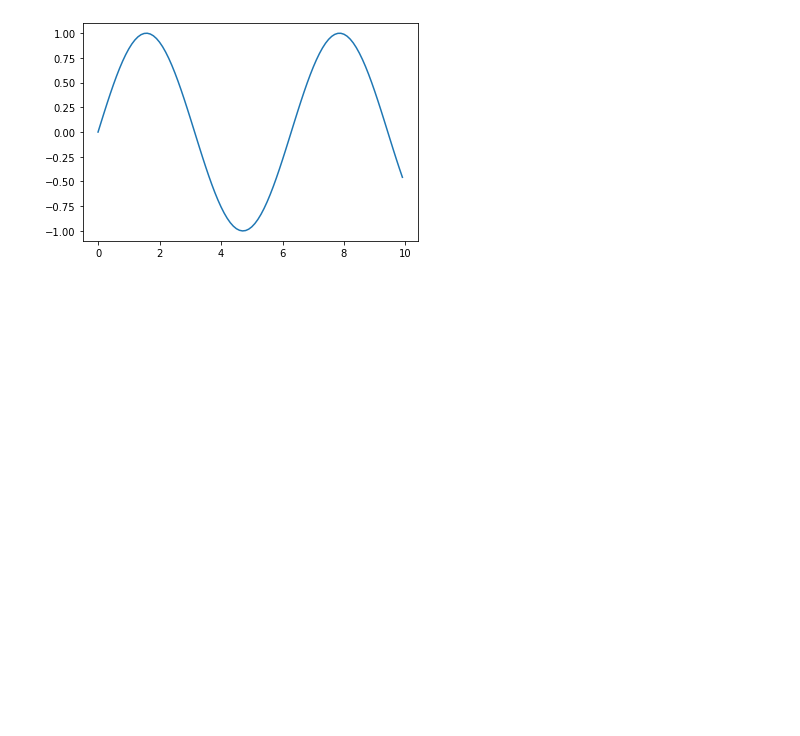
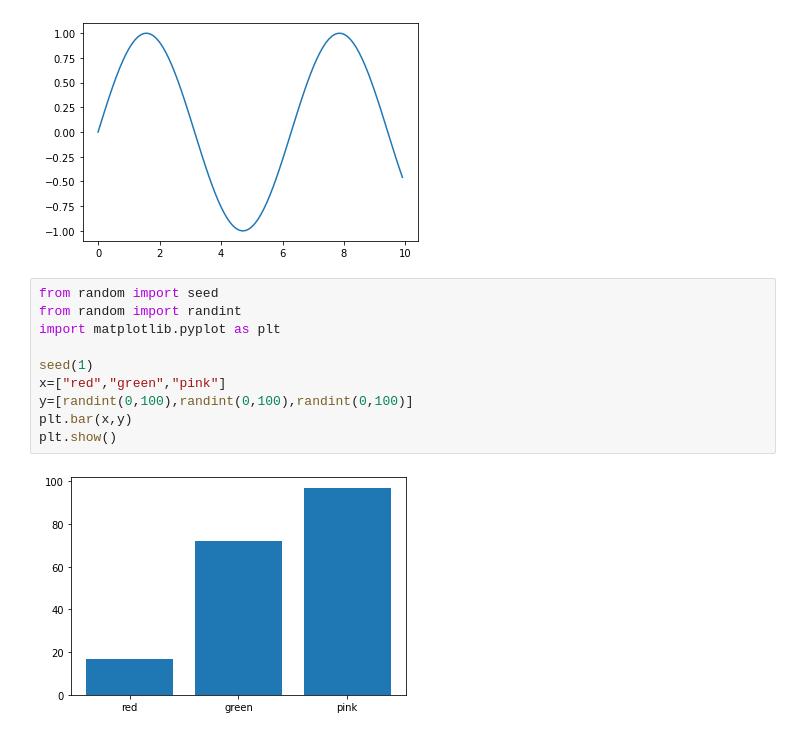
Before and after one commit to ah20776/CE888, a Jupyter notebook: practice_lab1.ipynb, the cells around one changed output. Drawn from its saved outputs; the diff is of its cells as text; blank space fills up the shorter version.

```diff
--- a/practice_lab1.ipynb
+++ b/practice_lab1.ipynb
@@ -42,3 +42,15 @@ plt.plot(x,y)
 plt.show()
 # %% [output]
 [figure]
+# %%
+from random import seed
+from random import randint
+import matplotlib.pyplot as plt
+
+seed(1)
+x=["red","green","pink"]
+y=[randint(0,100),randint(0,100),randint(0,100)]
+plt.bar(x,y)
+plt.show()
+# %% [output]
+[figure, added]
```
